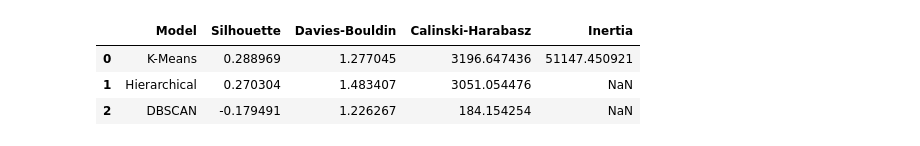
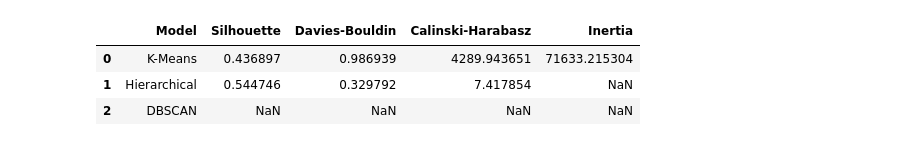
Before and after one commit to Jhananishri-B/CLUSTERING_TASK, a Jupyter notebook: CODE.ipynb, the cells around one changed output. Cells and saved outputs as stored; diff of their text form; code cells hidden in the pictures.

```diff
--- a/CODE.ipynb
+++ b/CODE.ipynb
@@ -113,24 +94,0 @@ models ={
-# %%
-results = []
-
-for name,info in models.items():
-    labels,model=info['labels'],info['model']
-    sil=dbi=chi=inertia=np.nan
-
-    if name=="DBSCAN":
-        valid=labels!=-1
-        if len(np.unique(labels[valid])) >= 2:
-            Xv,Lv=df_processed[valid],labels[valid]
-            sil,dbi,chi=silhouette_score(Xv,Lv),davies_bouldin_score(Xv,Lv),calinski_harabasz_score(Xv,Lv)
-    else:
-        sil,dbi,chi=silhouette_score(df_processed,labels),davies_bouldin_score(df_processed,labels),calinski_harabasz_score(df_processed,labels)
-        if name=="K-Means": inertia=model.inertia_
-
-    results.append({"Model":name,"Silhouette":sil,"Davies-Bouldin":dbi,"Calinski-Harabasz":chi,"Inertia":inertia})
-results_df = pd.DataFrame(results)
-results_df.head(3)
-# %% [output]
-|  | Model | Silhouette | Davies-Bouldin | Calinski-Harabasz | Inertia |
-| 0 | K-Means | 0.288969 | 1.277045 | 3196.647436 | 51147.450921 |
-| 1 | Hierarchical | 0.270304 | 1.483407 | 3051.054476 | NaN |
-| 2 | DBSCAN | -0.179491 | 1.226267 | 184.154254 | NaN |
@@ -136,0 +114,45 @@ results_df.head(3)
+# %%
+linkages=['ward', 'complete', 'average', 'single']
+best_link='ward'
+best_sil_h=-1
+for link in linkages:
+    model=AgglomerativeClustering(n_clusters=best_k, linkage=link)
+    labels=model.fit_predict(df_scaled)
+    sil=silhouette_score(df_scaled, labels)
+    if sil > best_sil_h:
+        best_sil_h=sil
+        best_link=link
+hierarchical=AgglomerativeClustering(n_clusters=best_k, linkage=best_link)
+hier_labels=hierarchical.fit_predict(df_scaled)
+hier_sil=silhouette_score(df_scaled, hier_labels)
+hier_dbi=davies_bouldin_score(df_scaled, hier_labels)
+hier_ch=calinski_harabasz_score(df_scaled, hier_labels)
+# %%
+neighbors=NearestNeighbors(n_neighbors=5)
+neighbors_fit=neighbors.fit(df_scaled)
+distances, _ =neighbors_fit.kneighbors(df_scaled)
+distances=np.sort(distances[:,-1])
+eps=distances[int(len(distances)*0.95)]  #
+dbscan=DBSCAN(eps=eps, min_samples=5)
+db_labels=dbscan.fit_predict(df_scaled)
+valid=db_labels!=-1
+if len(np.unique(db_labels[valid]))>=2:
+    db_sil=silhouette_score(df_scaled[valid],db_labels[valid])
+    db_dbi=davies_bouldin_score(df_scaled[valid],db_labels[valid])
+    db_ch=calinski_harabasz_score(df_scaled[valid],db_labels[valid])
+else:
+    db_sil=db_dbi=db_ch=np.nan
+# %%
+results=pd.DataFrame({
+    'Model': ['K-Means', 'Hierarchical', 'DBSCAN'],
+    'Silhouette': [kmeans_sil, hier_sil, db_sil],
+    'Davies-Bouldin': [kmeans_dbi, hier_dbi, db_dbi],
+    'Calinski-Harabasz': [kmeans_ch, hier_ch, db_ch],
+    'Inertia': [kmeans_inertia, np.nan, np.nan]
+})
+results.head(3)
+# %% [output]
+|  | Model | Silhouette | Davies-Bouldin | Calinski-Harabasz | Inertia |
+| 0 | K-Means | 0.436897 | 0.986939 | 4289.943651 | 71633.215304 |
+| 1 | Hierarchical | 0.544746 | 0.329792 | 7.417854 | NaN |
+| 2 | DBSCAN | NaN | NaN | NaN | NaN |
```
Also changed, not shown: parts of 8 cells of this notebook.
